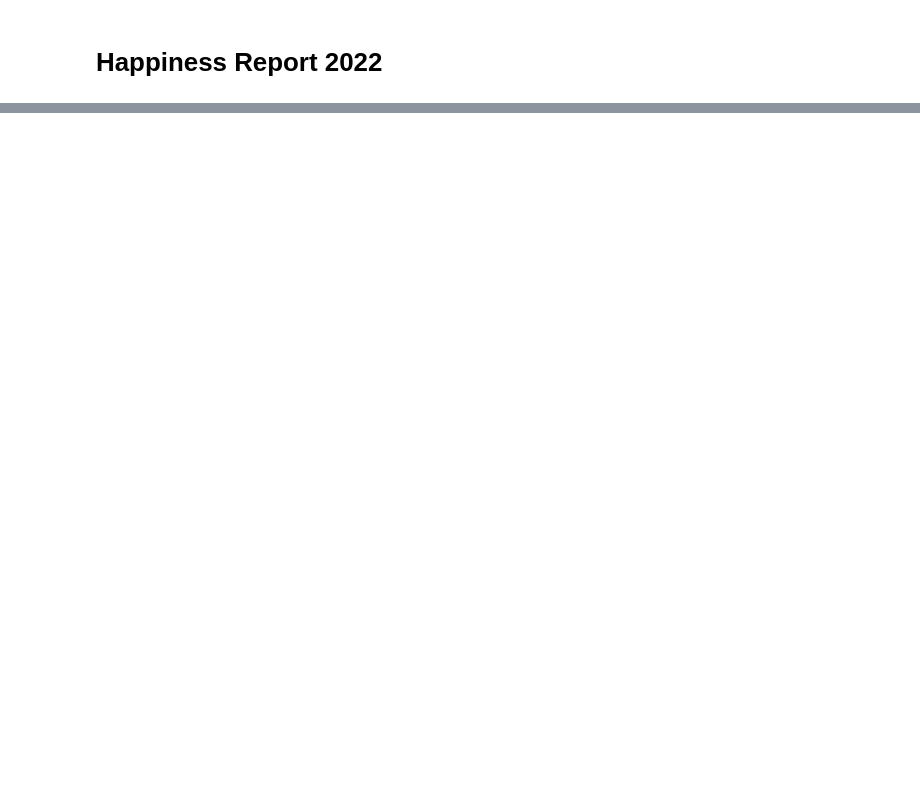
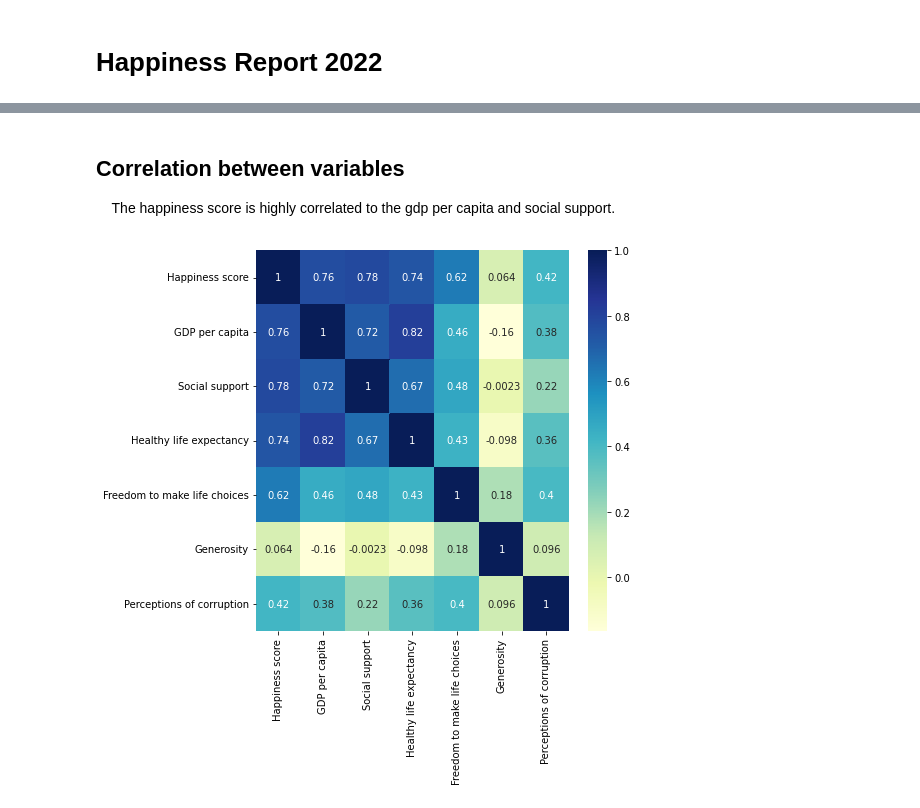
Before and after one commit to johnnyclayton/beginner_projects, a Jupyter notebook: Happiness_Report.ipynb, the cells around one changed output, grey strips where cells are left out. Cells and saved outputs as stored; diff of their text form; code cells hidden in the pictures; blank space fills up the shorter version.

```diff
--- a/Happiness_Report.ipynb
+++ b/Happiness_Report.ipynb
@@ -114,0 +77,10 @@ R2 is 0.5832
+# %% [markdown]
+## Correlation between variables
+
+&nbsp;&nbsp;&nbsp;&nbsp;The happiness score is highly correlated to the gdp per capita and social support.
+# %%
+plt.rcParams['figure.figsize'] = (7,7)
+sns.heatmap(data.corr(),cmap="YlGnBu",annot = True)
+plt.show()
+# %% [output]
+[figure, added]
```
Also changed, not shown: parts of 29 cells of this notebook.
